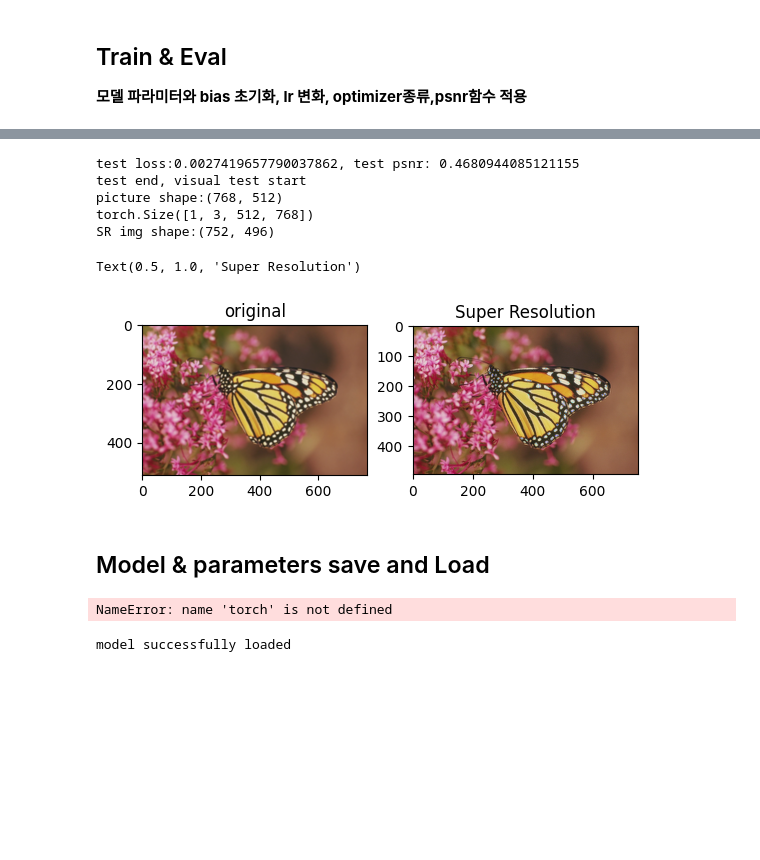
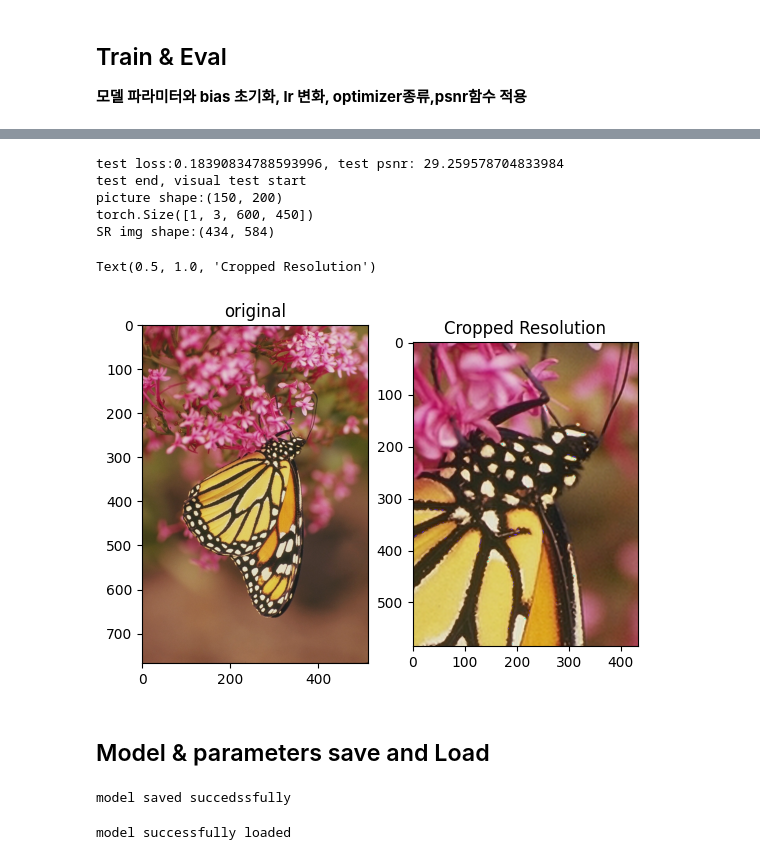
Before and after one commit to Sirius147/img-transforming-Neural-Nets-Studying, a Jupyter notebook: SRCNN/srModel.ipynb, the cells around one changed output, grey strips where cells are left out. Drawn from its saved outputs; the diff is of its cells as text; code cells hidden in the pictures; blank space fills up the shorter version.

```diff
--- a/SRCNN/srModel.ipynb
+++ b/SRCNN/srModel.ipynb
@@ -237,5 +222,5 @@ def test(test_loader, model, lossF):
 # %%
-epoch = 200
+epoch = 300
 device = 'cuda' if torch.cuda.is_available() else 'cpu'
 print(device)
 model = SRCNN().to(device)
@@ -252,9 +237,11 @@ optimizer = optim.Adam(c_parameters , lr = 1e-4)
 # optimizer = optim.Adam(model.parameters(), lr = 1e-4)
 
 print(model)
-for epochNum in range(epoch):
-    if (epochNum+1)%10 == 0:print(f"Train epoch:{epochNum+1}-------------")
-    train(train_loader,model,lossF,optimizer)
+for epochNum in range(1,epoch + 1):
+    if epochNum%50 == 0:
+        epochLoss, psnrV = train(train_loader,model,lossF,optimizer)
+        print(f"Train epoch:{epochNum}----loss:{epochLoss}----psnr value:{psnrV}-----")
+    else: train(train_loader,model,lossF,optimizer)
 
 print("Train end")
 # %% [output]
@@ -280,52 +262,68 @@ Train epoch:110-------------
 # %%
+batch_size,lr12,lr3,kernelSize,channelSize,epoch = 128,4,5,'955','128_64',300
+fname = 'monarch'
+
 model.eval()
 with torch.no_grad():
-    test(test_loader2,model, lossF)
+    test(test_loader2 , model , lossF)
 
 print("test end, visual test start")
-transform = ToTensor(); imgName = 'monarch.png'
+
+transform = ToTensor(); imgName = fname + '.png'
 vtImage = Image.open('./Set14/Set14/'+imgName)
+plt.subplot(1,2,1)
+plt.imshow(vtImage)
+plt.title('original')
+# 확대된 이미지 (원본)
+# vtImage = vtImage.resize((w*3,t*3),Image.BICUBIC)
+vtImage = vtImage.crop((250,200,400,400))
+print(f"picture shape:{vtImage.size}")
+# vtDir = f'batch{batch_size}_lr_{lr12}_{lr3}_ker{kernelSize}_cha{channelSize}_epoch{epoch}/'
+# vtFile = f'{fname}_resized1.png'
+# vtImage.save('./testMonarch/' + vtDir + vtFile)
+
 w,t = vtImage.size
-temp = vtImage.resize((w//3,t//3),Image.BICUBIC)
-vtImage = temp.resize((w,t),Image.BICUBIC)
-print(f"picture shape:{vtImage.size}")
+vtImage = vtImage.resize((w*3,t*3),Image.BICUBIC)
+w,t = vtImage.size
+size_gap = (sum([int(ch) for ch in kernelSize]) - 3) // 2
+vtTemp = vtImage.crop((size_gap , size_gap , w - size_gap , t - size_gap))
+vtDir = f'batch{batch_size}_lr_{lr12}_{lr3}_ker{kernelSize}_cha{channelSize}_epoch{epoch}/'
+vtFile = f'upscaled{fname}1.png'
+vtTemp.save('./testMonarch/' + vtDir + vtFile)
+
 vtTensor = transform(vtImage).unsqueeze(0)
-# vtTensor = vtTensor.to(torch.float32)
-# vtTensor /= 255.0
 print(vtTensor.shape)
 
 model.eval()
 with torch.no_grad():
     vtTensor = vtTensor.to(device)
     output = model(vtTensor)
-vtOutput = ToPILImage()(output.squeeze(0))  # clamp는 min,max 사이의 값으로 tensor값을 제한해준다.
+vtOutput = ToPILImage()(output.squeeze(0))
+
 print(f"SR img shape:{vtOutput.size}")
-vtFile = 'monarch3.png'
-vtOutput.save('./testMonarch/'+ vtFile)
 
+vtDir = f'batch{batch_size}_lr_{lr12}_{lr3}_ker{kernelSize}_cha{channelSize}_epoch{epoch}/'
+vtFile = f'{fname}1.png'
+vtOutput.save('./testMonarch/' + vtDir + vtFile)
 
-
-plt.subplot(1,2,1)
-plt.imshow(vtImage)
-plt.title('original')
 plt.subplot(1,2,2)
 plt.imshow(vtOutput)
-plt.title("Super Resolution")
+plt.title("Cropped Resolution")
 # %% [output]
-test loss:0.0027419657790037862, test psnr: 0.4680944085121155
+test loss:0.18390834788593996, test psnr: 29.259578704833984
 test end, visual test start
-picture shape:(768, 512)
-torch.Size([1, 3, 512, 768])
-SR img shape:(752, 496)
+picture shape:(150, 200)
+torch.Size([1, 3, 600, 450])
+SR img shape:(434, 584)
-Text(0.5, 1.0, 'Super Resolution')
+Text(0.5, 1.0, 'Cropped Resolution')
-[figure, old version]
+[figure, new version]
 # %% [markdown]
 ## Model & parameters save and Load
 # %%
-torch.save(model.state_dict(),"SRCNN_200.pth")
+torch.save(model.state_dict(),f"SRCNN_{epoch}.pth")
 print(f"model saved succedssfully")
 # %% [output]
-NameError: name 'torch' is not defined
+model saved succedssfully
 # %%
 device = 'cuda' if torch.cuda.is_available() else 'cpu'
 model = SRCNN().to(device)
```
Also changed, not shown: parts of 11 cells of this notebook, 56 other files.
